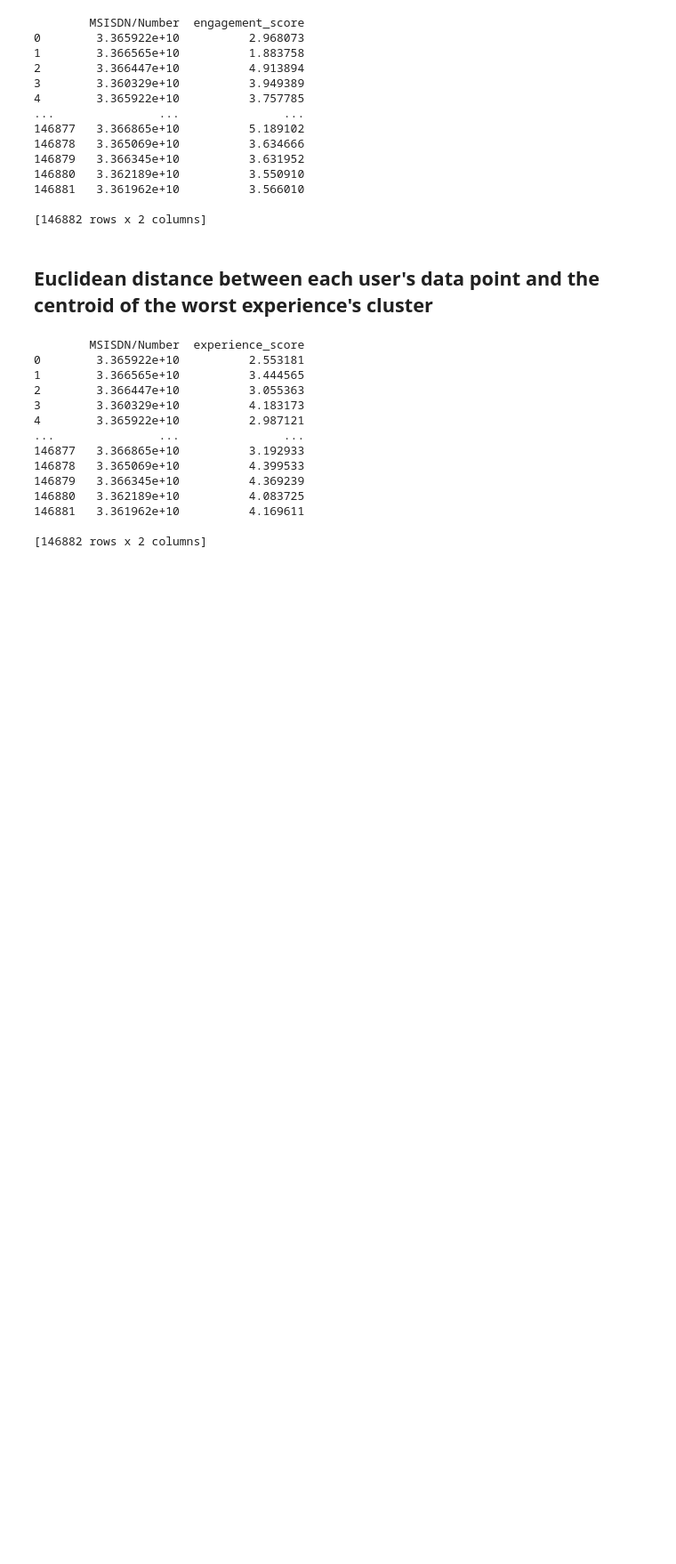
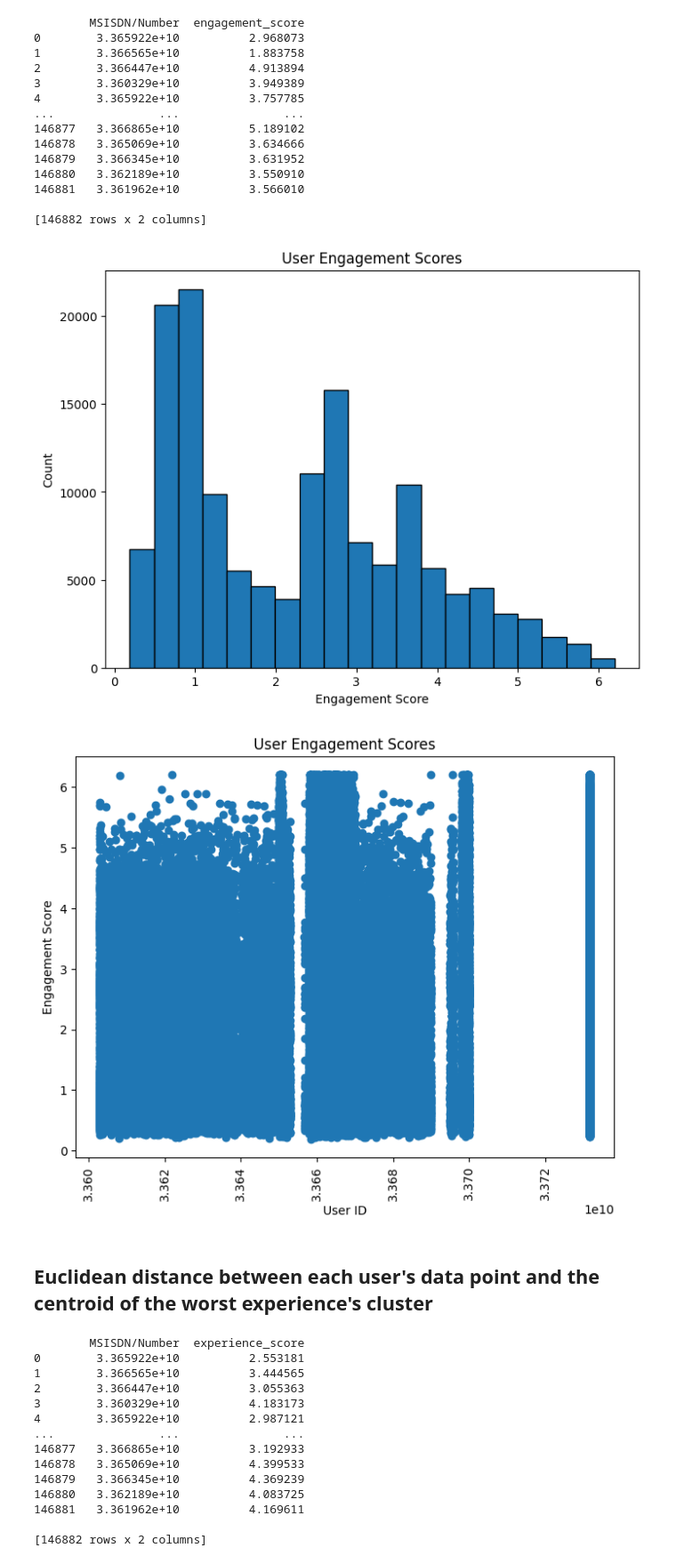
Before and after one commit to Addisu-Alemu/User-Analytics-in-the-Telecommunication-Industry, a Jupyter notebook: Notebook/satisfaction_analysis.ipynb, the cells around one changed output. Shown at 89% size. Saved outputs shown, nothing was run; the diff lists cells and outputs as text; code cells hidden in the pictures; blank space fills up the shorter version.

```diff
--- a/Notebook/satisfaction_analysis.ipynb
+++ b/Notebook/satisfaction_analysis.ipynb
@@ -57,6 +58,28 @@ print(df[['MSISDN/Number', 'engagement_score']])
 146881   3.361962e+10          3.566010
 
 [146882 rows x 2 columns]
+# %%
+import matplotlib.pyplot as plt
+
+# Create a histogram of the engagement scores
+plt.figure(figsize=(8, 6))
+plt.hist(df['engagement_score'], bins=20, edgecolor='black')
+plt.xlabel('Engagement Score')
+plt.ylabel('Count')
+plt.title('User Engagement Scores')
+plt.show()
+
+# Create a scatter plot of the engagement scores
+plt.figure(figsize=(8, 6))
+plt.scatter(df['MSISDN/Number'], df['engagement_score'])
+plt.xlabel('User ID')
+plt.ylabel('Engagement Score')
+plt.title('User Engagement Scores')
+plt.xticks(rotation=90)
+plt.show()
+# %% [output]
+[figure, added]
+[figure, added]
 # %% [markdown]
 ## Euclidean distance between each user's data point and the centroid of the worst experience's cluster
 # %%
```
Also changed, not shown: parts of 9 cells of this notebook, 15 other files.
